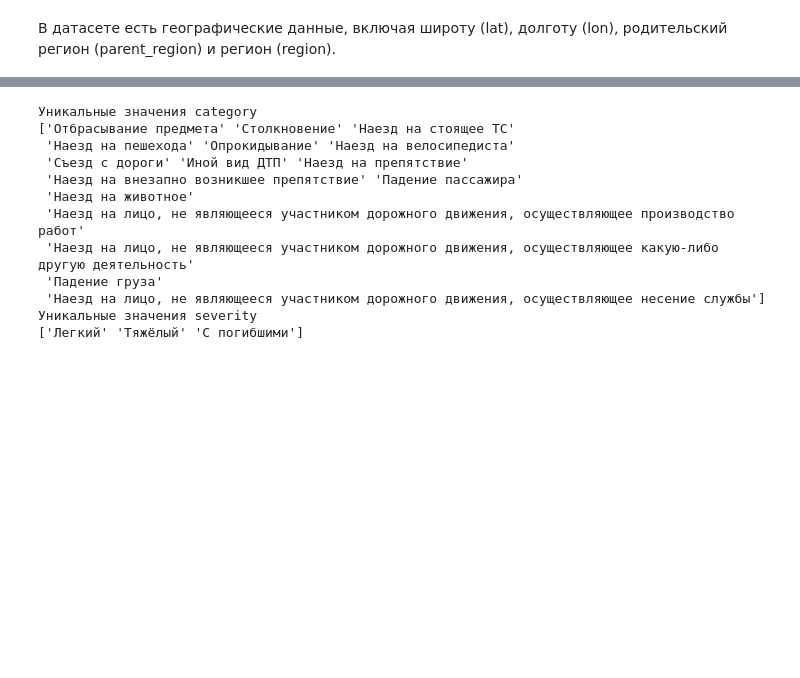
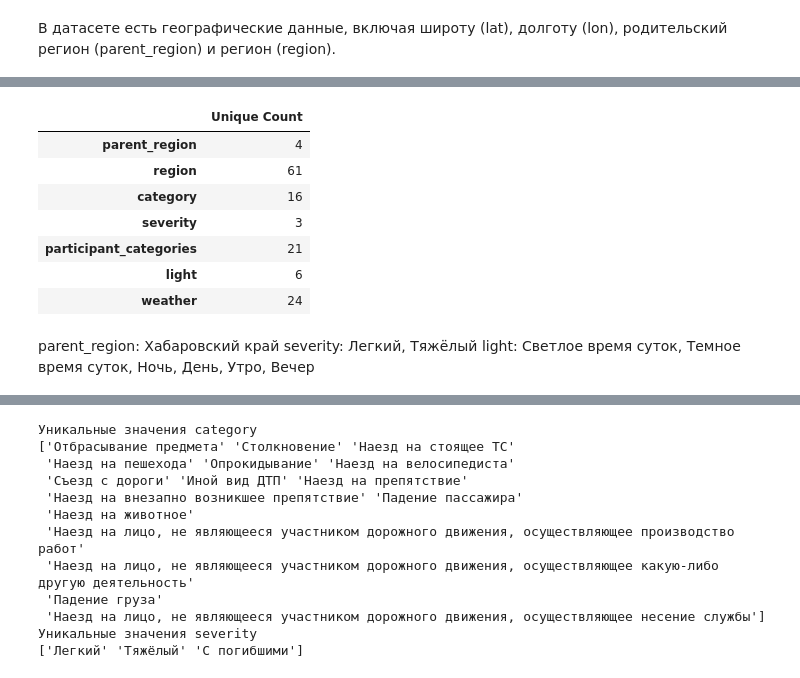
Before and after one commit to hairymax/sketch_experiments, a Jupyter notebook: sketch.ipynb, the cells around one changed output, grey strips where cells are left out. Saved outputs shown, nothing was run; the diff lists cells and outputs as text; code cells hidden in the pictures; blank space fills up the shorter version.

```diff
--- a/sketch.ipynb
+++ b/sketch.ipynb
@@ -112,0 +420,3 @@ df.sketch.ask("Какие уникальные значения у столбц
+# %%
+cols = ['parent_region','region','category','severity','participant_categories','light','weather']
+df.sketch.ask(f"Количество уникальных значений полей {cols} (результат в виде html)")
@@ -112,0 +425,11 @@ df.sketch.ask("Какие уникальные значения у столбц
+# %%
+pd.DataFrame({'Unique Count': [df[col].unique().shape[0] for col in cols]}, index=cols)
+# %% [output]
+|  | Unique Count |
+| parent_region | 4 |
+| region | 61 |
+| category | 16 |
+| severity | 3 |
+| participant_categories | 21 |
+| light | 6 |
+| weather | 24 |
@@ -112,0 +438,5 @@ df.sketch.ask("Какие уникальные значения у столбц
+# %%
+cols = ['parent_region','severity','light',]
+df.sketch.ask(f"Уникальные значения полей {cols}")
+# %% [output]
+parent_region: Хабаровский край severity: Легкий, Тяжёлый light: Светлое время суток, Темное время суток, Ночь, День, Утро, Вечер
```
Also changed, not shown: parts of 32 cells of this notebook, 2 other files.
